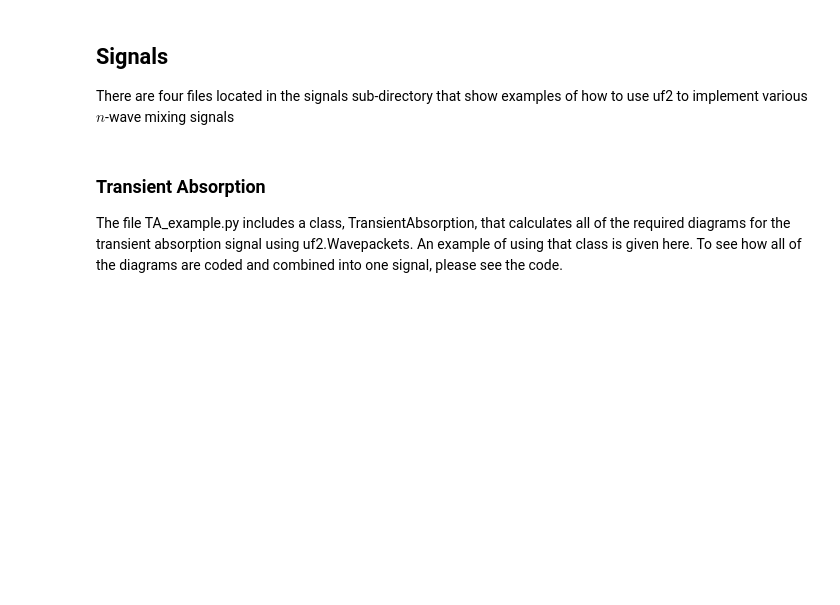
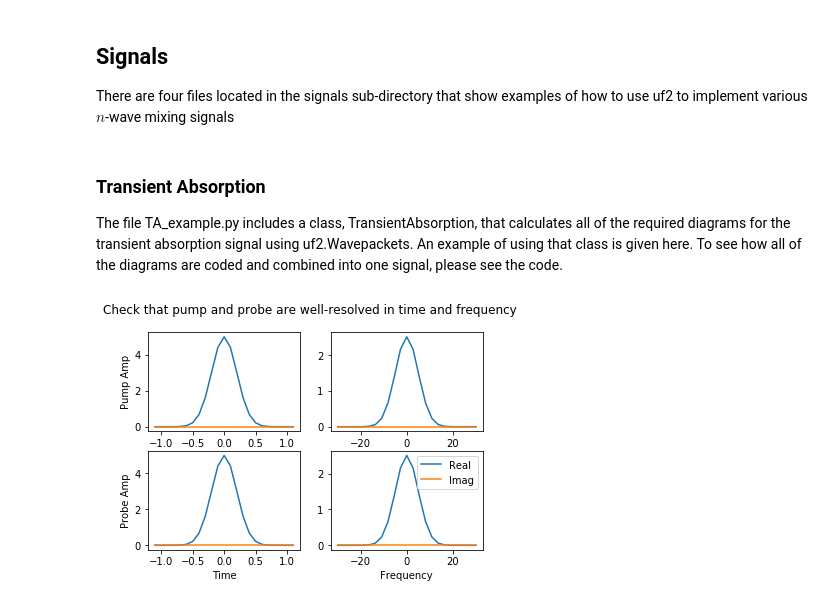
Before and after one commit to peterarose/ultrafastultrafast, a Jupyter notebook: UF2_Colab.ipynb, the cells around one changed output. Saved outputs shown, nothing was run; the diff lists cells and outputs as text; code cells hidden in the pictures; blank space fills up the shorter version.

```diff
--- a/UF2_Colab.ipynb
+++ b/UF2_Colab.ipynb
@@ -136,12 +168,12 @@ There should now be two new files in the folder we created: mu_pruned.npz and mu
 Here is an example of how to use the algorithm to calculate the SE contribution of a pump-probe experiment.  We begin by specifying the relevant electric fields. Note that $\text{UF}^2$ does not require analytical pulse shapes.  We use Gaussian pulses here as an example.
 # %%
 def pump(t,sigma):
-    """Define pump field"""
-    return 1/np.sqrt(2*np.pi)/sigma*np.exp(-t**2/(2*sigma**2))
+    """Define pump field, normalize to match paper"""
+    return 1/sigma*np.exp(-t**2/(2*sigma**2))
 
 def probe(t,sigma):
-    """Define the probe field"""
-    return 1/np.sqrt(2*np.pi)/sigma*np.exp(-t**2/(2*sigma**2))
+    """Define the probe field, normalize to match paper"""
+    return 1/sigma*np.exp(-t**2/(2*sigma**2))
 # %% [markdown]
 ## Units
 Units enter UF2 implicitly via the eigenvalues of the system hamiltonian.  We assume that the eigenvalues are expressed as multiples of some angular frequency $\omega_0$.  All times are expressed in units of $\omega_0^{-1}$, and all frequencies are expressed in units of $\omega_0$.
@@ -228,36 +262,41 @@ The file TA_example.py includes a class, TransientAbsorption, that calculates al
 # %%
 pump_sigma = 0.2
 probe_sigma = 0.2
+pulse_center = 1
 dt = min(pump_sigma,probe_sigma)/2
-M = 21
-total_t = int(250/dt)
+M = 23
+total_t = int(260/dt)
 # %%
 # Specify initial state in the GSM. Usually this is the 0 state (the lowest energy eigenstate), but if you are
 # interested including thermal averaging, you may want to run several simulations using different starting states
 psi0_state = 0
 
 # Initialize object with filepath to saved eigenvalues and dipole operator
 ta = uf2.signals.TransientAbsorption(file_path,dt=dt,num_conv_points=M,total_num_time_points=total_t,
                                     initial_state=psi0_state)
+ta.recenter(new_center = 1)
 
 # As before, signal fields and polarization sequence must be set
 
 pu = pump(ta.efield_t,pump_sigma) #Using above Gaussian field definition
 pr = probe(ta.efield_t,probe_sigma) #Using above Gaussian field definition
 
 # The class TransientAbsorption has a method for setting the four interaction fields given the pump shape and the
 # probe shape
 
 ta.set_pulse_shapes(pu,pr)
 
 # The pump is polarized along the 'x' direcetion
-# The probe is polarized along the same direcetion
+# The probe is cross polarized relative to the pump
 
-pol_seq = ['x','x','x','x']
+pol_seq = ['x','x','y','y']
 
 ta.set_polarization_sequence(pol_seq)
 
+ta.set_homogeneous_linewidth(0.05)
 ta.set_inhomogeneous_linewidth(0.225)
+# %% [output]
+[figure, added]
 # %%
 # Pick delay times of interest.  The code is written in such a way that negative delay times cannot be calculated.
 # This is a limitation of the implementation, not of the method
```
Also changed, not shown: parts of 14 cells of this notebook, 2 other files.
